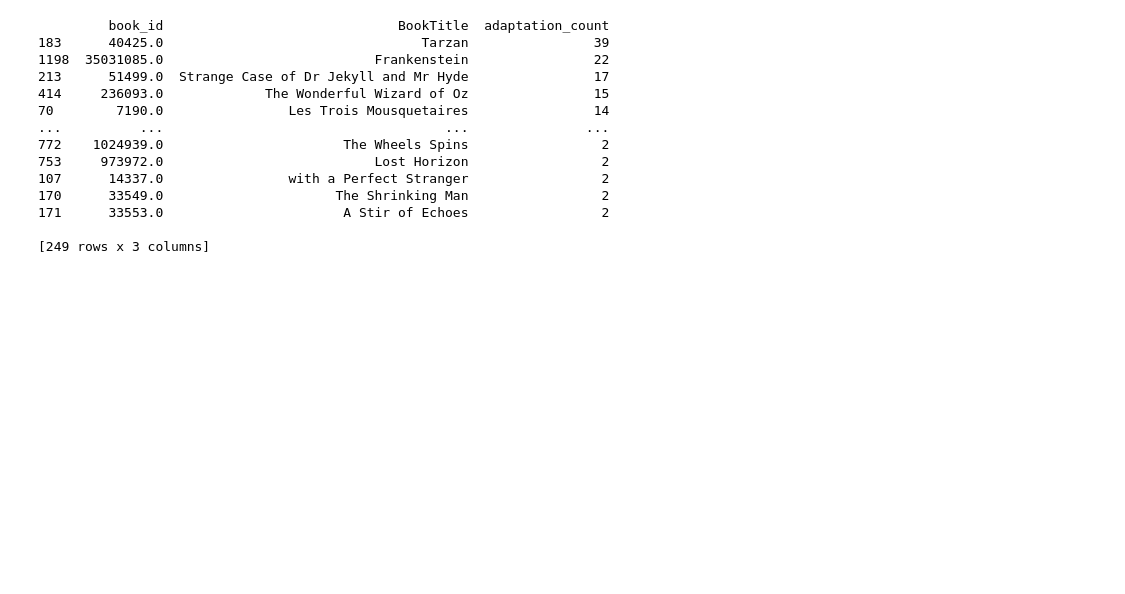
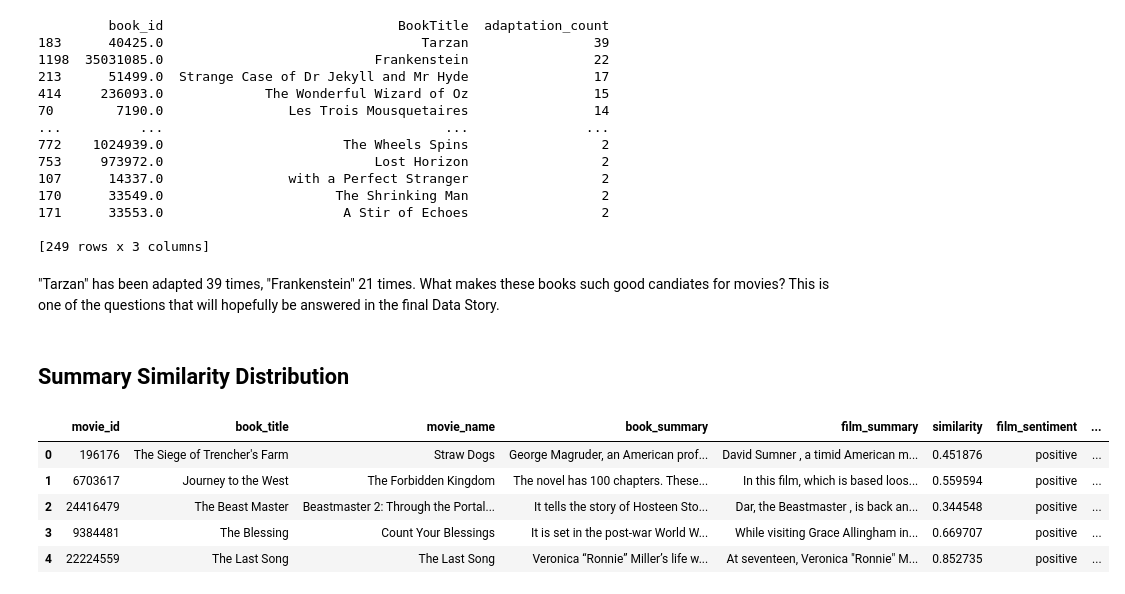
Before and after one commit to epfl-ada/ada-2024-project-datadruids, a Jupyter notebook: results.ipynb, the cells around one changed output. Drawn from its saved outputs; the diff is of its cells as text; code cells hidden in the pictures; blank space fills up the shorter version.

```diff
--- a/results.ipynb
+++ b/results.ipynb
@@ -329,3 +376,17 @@ fig.update_traces(
 
 fig.update_layout(xaxis_tickangle=-45)
 fig.show()
+# %% [markdown]
+"Tarzan" has been adapted 39 times, "Frankenstein" 21 times. What makes these books such good candiates for movies? This is one of the questions that will hopefully be answered in the final Data Story.
+# %% [markdown]
+## Summary Similarity Distribution
+# %%
+nlp_df = load_dataset("ada-datadruids/bookfilm_summaries_with_similarity_and_sentiment")['train'].to_pandas()
+nlp_df.head()
+# %% [output]
+|  | movie_id | book_title | movie_name | book_summary | film_summary | similarity | film_sentiment | ... |
+| 0 | 196176 | The Siege of Trencher's Farm | Straw Dogs | George Magruder, an American prof... | David Sumner , a timid American m... | 0.451876 | positive | ... |
+| 1 | 6703617 | Journey to the West | The Forbidden Kingdom | The novel has 100 chapters. These... | In this film, which is based loos... | 0.559594 | positive | ... |
+| 2 | 24416479 | The Beast Master | Beastmaster 2: Through the Portal... | It tells the story of Hosteen Sto... | Dar, the Beastmaster , is back an... | 0.344548 | positive | ... |
+| 3 | 9384481 | The Blessing | Count Your Blessings | It is set in the post-war World W... | While visiting Grace Allingham in... | 0.669707 | positive | ... |
+| 4 | 22224559 | The Last Song | The Last Song | Veronica “Ronnie” Miller’s life w... | At seventeen, Veronica "Ronnie" M... | 0.852735 | positive | ... |
```
Also changed, not shown: parts of 26 cells of this notebook.
